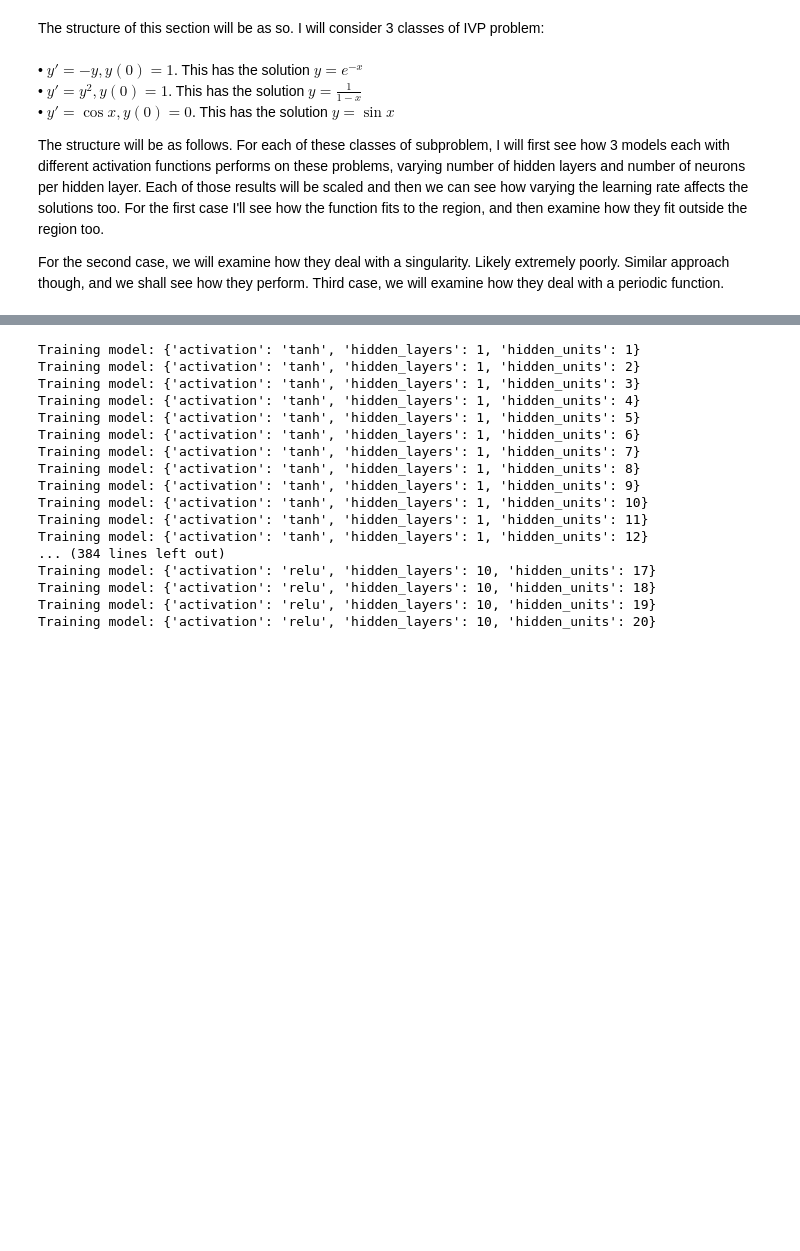
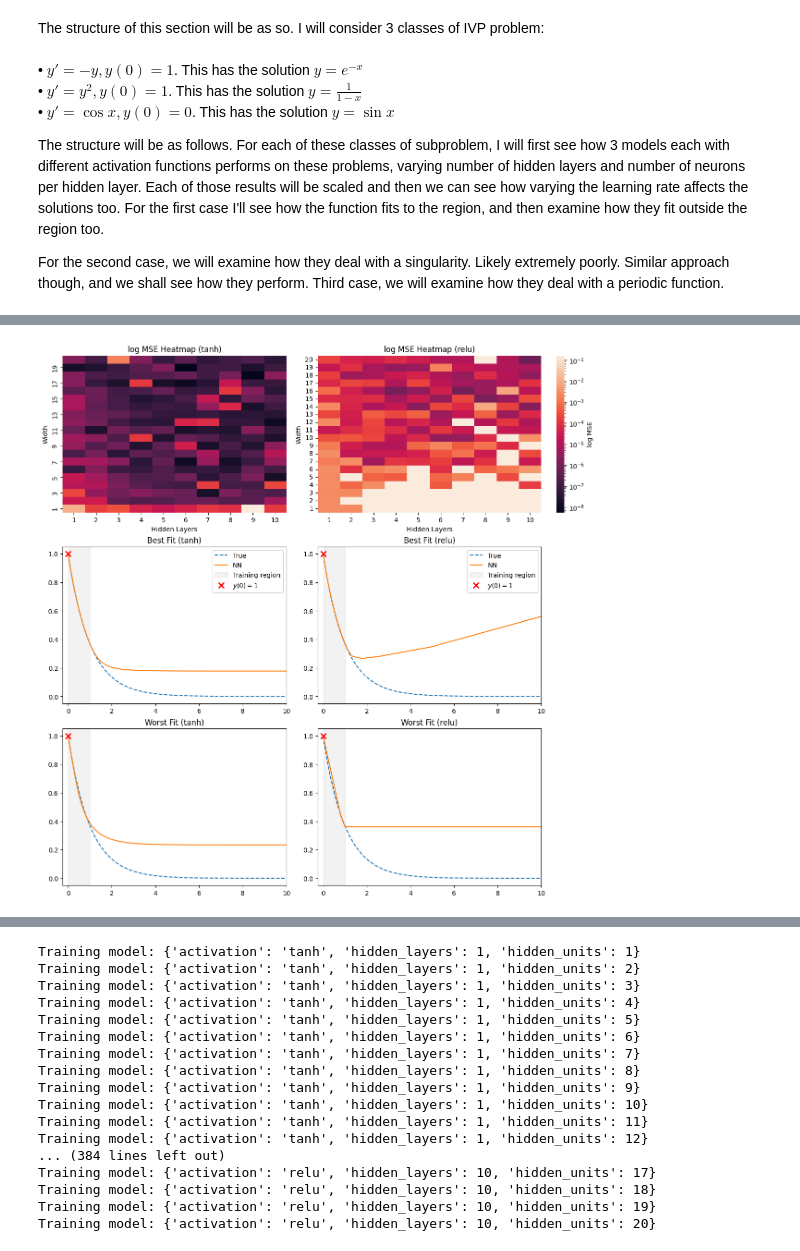
Before and after one commit to intimantripp/NeuralNetworksforPDEs, a Jupyter notebook: 4_DEs_report_IVPs.ipynb, the cells around one changed output, grey strips where cells are left out. Saved outputs shown, nothing was run; the diff lists cells and outputs as text; code cells hidden in the pictures; blank space fills up the shorter version.

```diff
--- a/4_DEs_report_IVPs.ipynb
+++ b/4_DEs_report_IVPs.ipynb
@@ -260,3 +175,88 @@ plot_fit(worst_configs["relu"], "Worst Fit for ReLU", save_prefix="worst_fit")
+# %%
+# Load your results
+results_df = pd.read_csv("Data/IVP_data/exponential_decay_results.csv")
+
+# Find shared color scale across heatmaps
+global_min = results_df["mse"].min()
+global_max = results_df["mse"].max()
+log_norm = mcolors.LogNorm(vmin=global_min, vmax=global_max)
+
+# Prepare best/worst configs
+best_configs = {}
+worst_configs = {}
+
+for act in results_df['activation'].unique():
+    df_sub = results_df[results_df['activation'] == act]
+    best_configs[act] = df_sub.loc[df_sub['mse'].idxmin()]
+    worst_configs[act] = df_sub.loc[df_sub['mse'].idxmax()]
+
+# Create combined plot (2 columns: tanh / relu; 3 rows: heatmap, best, worst)
+fig, axes = plt.subplots(3, 2, figsize=(12, 12), constrained_layout=True)
+
+for j, act in enumerate(["tanh", "relu"]):
+    # Heatmap
+    df_subset = results_df[results_df["activation"] == act]
+    heatmap_data = df_subset.pivot(index="width", columns="layers", values="mse")
+
+    sns.heatmap(
+        heatmap_data,
+        cmap="rocket",
+        norm=log_norm,
+        ax=axes[0, j],
+        cbar=(j == 1),  # Only add colorbar on second plot
+        cbar_kws={"label": "log MSE"}
+    )
+    axes[0, j].invert_yaxis()
+    axes[0, j].set_title(f"log MSE Heatmap ({act})")
+    axes[0, j].set_xlabel("Hidden Layers")
+    axes[0, j].set_ylabel("Width")
+
+    # Best Fit
+    config = best_configs[act]
+    model = FeedforwardNN(input_dim=1, output_dim=1,
+                          hidden_layers=int(config["layers"]),
+                          hidden_units=int(config["width"]),
+                          activation=act)
+    train_ivp(model, epochs=2500, lr=1e-2, verbose=False)
+
+    x = torch.linspace(0, 10, 1000).view(-1, 1)
+    with torch.no_grad():
+        y_pred = model(x).numpy()
+    y_true = np.exp(-x.numpy())
+
+    axes[1, j].plot(x.numpy(), y_true, "--", label="True")
+    axes[1, j].plot(x.numpy(), y_pred, label="NN")
+    axes[1, j].axvspan(0, 1, color="gray", alpha=0.1, label='Training region')
+    axes[1, j].plot(0, 1, 'rx', label="$y(0)=1$", markersize=8, markeredgewidth=2)
+    axes[1, j].set_title(f"Best Fit ({act})")
+    axes[1, j].legend()
+    axes[1, j].set_xlim(-0.25, 10)
+
+    # Worst Fit
+    config = worst_configs[act]
+    model = FeedforwardNN(input_dim=1, output_dim=1,
+                          hidden_layers=int(config["layers"]),
+                          hidden_units=int(config["width"]),
+                          activation=act)
+    train_ivp(model, epochs=2500, lr=1e-2, verbose=False)
+
+    with torch.no_grad():
+        y_pred = model(x).numpy()
+
+    axes[2, j].plot(x.numpy(), y_true, "--", label="True")
+    axes[2, j].plot(x.numpy(), y_pred, label="NN")
+    axes[2, j].plot(0, 1, 'rx', label="$y(0)=1$", markersize=8, markeredgewidth=2)
+    axes[2, j].axvspan(0, 1, color="gray", alpha=0.1)
+    axes[2, j].set_title(f"Worst Fit ({act})")
+    # axes[2, j].legend()
+    axes[2, j].set_xlim(-0.25, 10)
+
+# Save full composite figure
+# plt.suptitle("Comparison of NN Architectures for Exponential Decay", fontsize=14)
+plt.savefig("report/graphics/ivp_exponential_combined.png", dpi=300, bbox_inches="tight")
+plt.show()
+# %% [output]
+[figure, added]
 # %%
 # Now I need to run the same analysis as earlier, but for the problem that contains a singularity.
 #  The problem now is: $y' = y^2, y(0) = 1$. This has the solution $y=\frac{1}{1-x}$.
```
Also changed, not shown: parts of 14 cells of this notebook, 22 other files.
